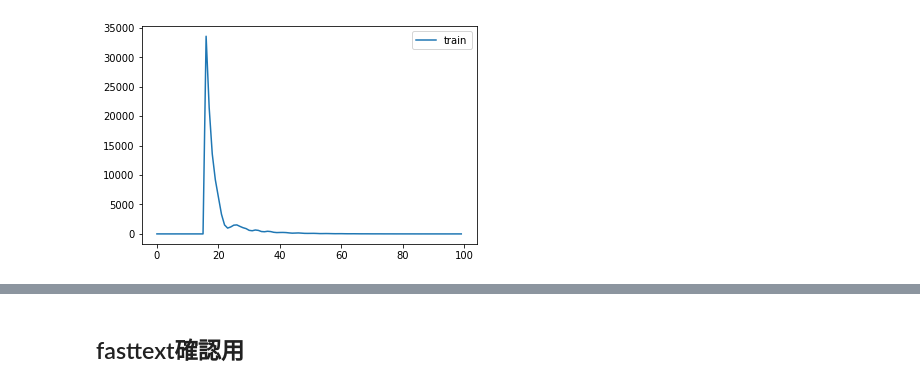
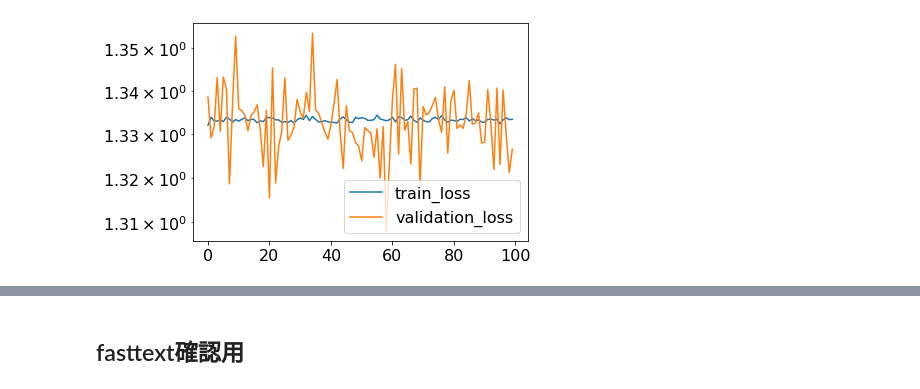
Before and after one commit to sirokome19/LSTMVAE, a Jupyter notebook: LSTMVAE.ipynb, the cells around one changed output, grey strips where cells are left out. Saved outputs shown, nothing was run; the diff lists cells and outputs as text; code cells hidden in the pictures.

```diff
--- a/LSTMVAE.ipynb
+++ b/LSTMVAE.ipynb
@@ -268,0 +408,18 @@ result(train): 日本語 の は 文 を まとめる 重要 な 役割 を 果
+# %%
+x = [i for i in range(len(vae_bert_train))]
+fig = plt.figure(figsize=(12.0, 9.0))
+
+plt.plot(x, vae_bert_train, label="BertScore(train)")
+plt.plot(x, vae_bert_val, label="BertScore(validation)")
+plt.plot(x, vae_selfbleu_train, label="SelfBleu(train)")
+plt.plot(x, vae_selfbleu_val, label="SelfBleu(validation)")
+plt.xticks(fontsize =16)
+plt.yticks(fontsize =16)
+plt.rcParams["font.size"] = 16
+
+# fig, ax = plt.subplots()
+plt.xlim(0, 100)
+plt.xlabel("VAE's epoch")
+plt.ylabel('score')
+plt.legend()
+plt.show()
@@ -268,0 +564,17 @@ result(train): 日本語 の は 文 を まとめる 重要 な 役割 を 果
+# %%
+'''
+学習を始める
+'''
+print("start train...")
+for i in auto_encoder.parameters():
+    i.requires_grad=False
+fnn=FNN(MAX_LEN,EMBED_SIZE,LSTM_HIDDEN_SIZE)
+fnn.to(device)
+optimizer = optim.Adam(auto_encoder.parameters(), lr=ae_lr)
+history_train=[]
+history_val=[]
+
+for epoch in range(AE_EPOCHS):
+    fnn_train()
+    fnn_val()
+torch.save(auto_encoder.state_dict(), model_path["FNN"])
@@ -269,8 +599,10 @@ result(train): 日本語 の は 文 を まとめる 重要 な 役割 を 果
 # %%
 x = [i for i in range(len(history_train))]
-plt.plot(x, history_train, label="train")
-# plt.plot(x, history_eval, label="eval")
+fig, ax = plt.subplots()
+ax.plot(x, history_train,label="train_loss")
+ax.plot(x, history_val,label="validation_loss")
+ax.set_yscale('log')
 plt.legend()
 plt.show()
 # %% [output]
-[figure, old version]
+[figure, new version]
```
Also changed, not shown: parts of 25 cells of this notebook, 1 other file.
